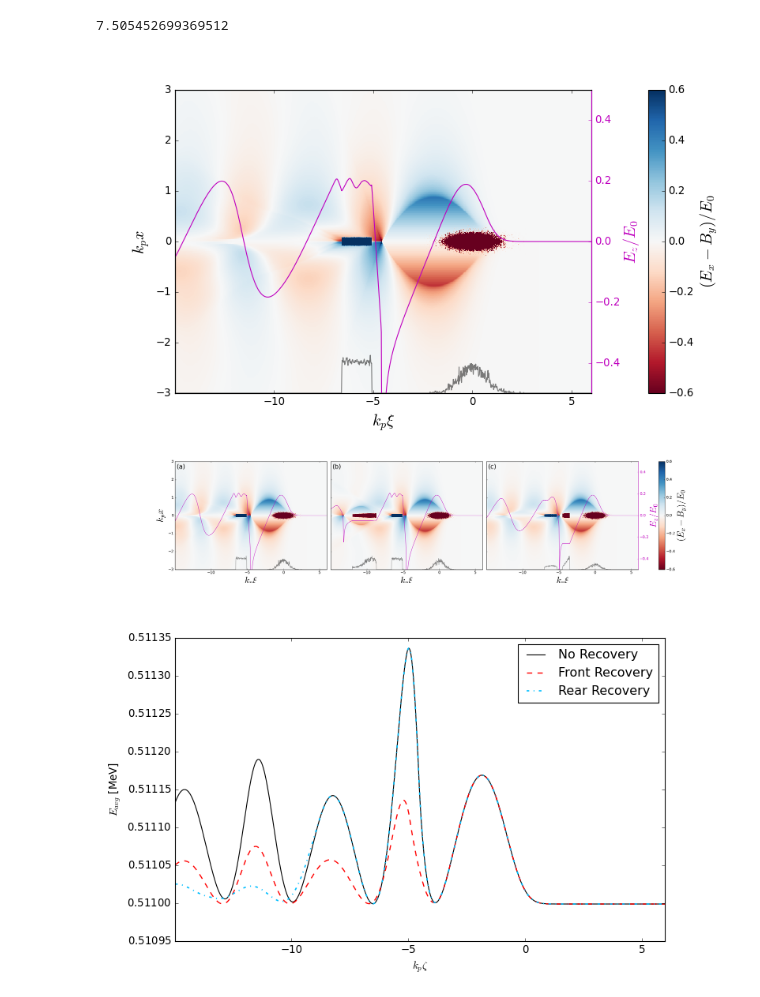
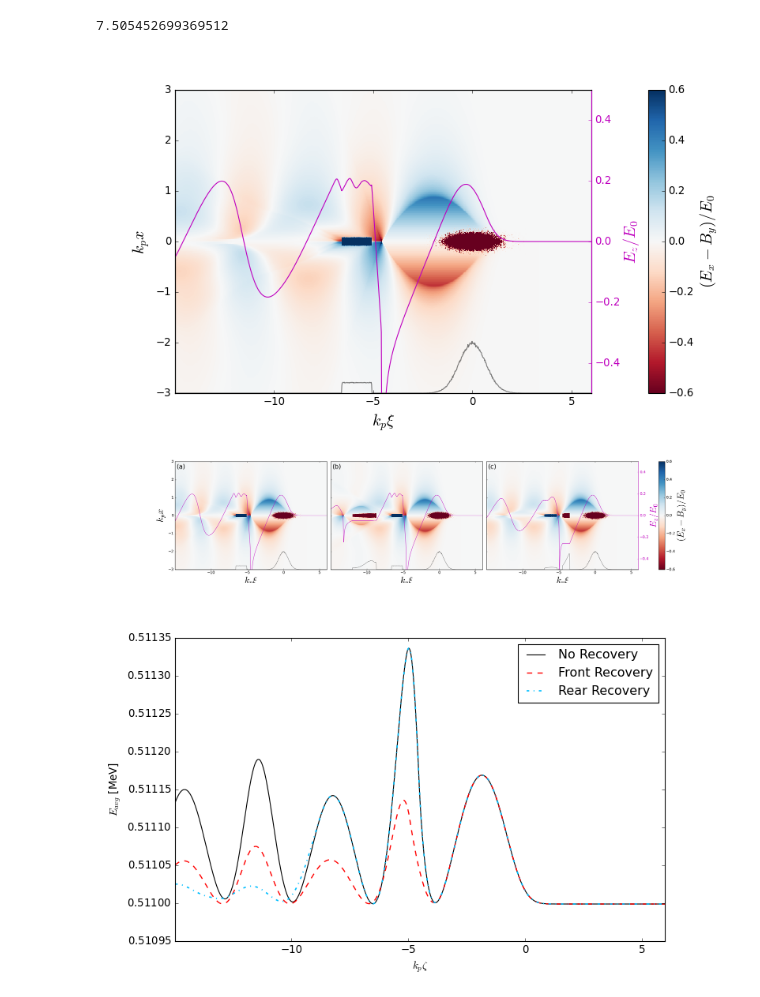
Before and after one commit to MaxVarverakis/PositronPWFA, a Jupyter notebook: analysis/uniformPlots.ipynb, the cells around one changed output. Cells and saved outputs as stored; diff of their text form; code cells hidden in the pictures.

```diff
--- a/analysis/uniformPlots.ipynb
+++ b/analysis/uniformPlots.ipynb
@@ -67,82 +67,40 @@ fig, axs = plt.subplots(1, 1, sharex='col', sharey='row', figsize=(10, 6)) # , g
 
 imNone = axs.pcolormesh(none.kp * none.info.z, none.kp * none.info.x, none.ExmBy.T / none.E0, cmap = 'RdBu', vmin = -s, vmax = s)
 axs.pcolormesh(none.kp * none.info.z, none.kp * none.info.x, none.jz_beam.T, cmap = 'RdBuT', vmin = -1e12, vmax = 1e12)
-axs.plot(none.kp * none.info.z, .75 * none.profile / max(none.profile) - 3, prfl, alpha = .5)
+axs.plot(none.kp * none.info.z, .5e3 * none.profile[none.iteration] - 3, prfl, alpha = .5)
+# axs.plot(none.kp * none.info.z, .75 * none.profile / max(none.profile) - 3, prfl, alpha = .5)
 # axs[0].plot(none.info.z[none.maskD], 1.5 * none.nD / max(none.nD) - 6, 'b', alpha = 1)
 # axs[0].plot(none.info.z[none.maskW], 1.5 * none.nW / max(none.nW) - 6, 'b', alpha = 1)
 ax2 = axs.twinx()
 ax2.plot(none.kp * none.info.z, none.Ez / none.E0, color = col)
 ax2.set_ylim(-.5, .5)
 ax2.set_ylabel(r'$E_z/E_0$',  labelpad = 1, fontsize = 18, color = col)
 ax2.spines["right"].set_color(col)
 # ax2.spines["left"].set_visible(False)
 ax2.tick_params(axis='y', colors=col)
 divider2 = make_axes_locatable(axs)
 cax2 = divider2.append_axes("right", size = "4%", pad = pd)
 divider3 = make_axes_locatable(ax2)
 cax3 = divider3.append_axes("right", size = "4%", pad = pd)
 cax3.remove()
 cb2 = plt.colorbar(imNone, cax = cax2)
 cb2.set_label(r'$(E_x - B_y)/E_0 $', fontsize = 18)
 
-# imBehind = axs[1].pcolormesh(behind.info.z, behind.info.x, behind.ExmBy.T, cmap = 'RdBu', vmin = -s, vmax = s)
-# axs[1].pcolormesh(behind.info.z, behind.info.x, behind.jz_beam.T * IA, cmap = 'RdBuT', vmin = -1e15, vmax = 1e15)
-# axs[1].plot(behind.info.z, 1.5 * behind.profile / max(behind.profile) - 6, prfl, alpha = .5)
-# # axs[1].plot(behind.info.z[behind.maskD], 1.5 * behind.nD / max(behind.nD) - 6, 'b', alpha = 1)
-# # axs[1].plot(behind.info.z[behind.maskW], 1.5 * behind.nW / max(behind.nW) - 6, 'b', alpha = 1)
-# # axs[1].plot(behind.info.z[behind.maskR], 1.5 * behind.nR / max(behind.nR) - 6, 'b', alpha = 1)
-# ax2 = axs[1].twinx()
-# ax2.plot(behind.info.z, behind.Ez, color = col)
-# ax2.set_ylim(-.8, .8)
-# ax2.set_ylabel(r'$E_z/E_0$',  labelpad = 1, fontsize = 18, color = col)
-# ax2.spines["right"].set_color(col)
-# # ax2.spines["left"].set_visible(False)
-# ax2.tick_params(axis='y', colors=col)
-# divider2 = make_axes_locatable(axs[1])
-# cax2 = divider2.append_axes("right", size = "4%", pad = pd)
-# divider3 = make_axes_locatable(ax2)
-# cax3 = divider3.append_axes("right", size = "4%", pad = pd)
-# cax3.remove()
-# cb2 = plt.colorbar(imBehind, cax = cax2)
-# cb2.set_label(r'$(E_x - B_y)/E_0 $', fontsize = 18)
-
-# imFront = axs[2].pcolormesh(front.info.z, front.info.x, front.ExmBy.T, cmap = 'RdBu', vmin = -s, vmax = s)
-# axs[2].pcolormesh(front.info.z, front.info.x, front.jz_beam.T * IA, cmap = 'RdBuT', vmin = -1e15, vmax = 1e15)
-# axs[2].plot(front.info.z, 1.5 * front.profile / max(front.profile) - 6, prfl, alpha = .5)
-# # axs[2].plot(front.info.z[front.maskD], 1.5 * front.nD / max(front.nD) - 6, 'b', alpha = 1)
-# # axs[2].plot(front.info.z[front.maskW], 1.5 * front.nW / max(front.nW) - 6, 'b', alpha = 1)
-# # axs[2].plot(front.info.z[front.maskR], 1.5 * front.nR / max(front.nR) - 6, 'b', alpha = 1)
-# ax2 = axs[2].twinx()
-# ax2.plot(front.info.z, front.Ez, color = col)
-# ax2.set_ylim(-.8, .8)
-# ax2.set_ylabel(r'$E_z/E_0$',  labelpad = 1, fontsize = 18, color = col)
-# ax2.spines["right"].set_color(col)
-# # ax2.spines["left"].set_visible(False)
-# ax2.tick_params(axis='y', colors=col)
-# divider2 = make_axes_locatable(axs[2])
-# cax2 = divider2.append_axes("right", size = "4%", pad = pd)
-# divider3 = make_axes_locatable(ax2)
-# cax3 = divider3.append_axes("right", size = "4%", pad = pd)
-# cax3.remove()
-# cb2 = plt.colorbar(imFront, cax = cax2)
-# cb2.set_label(r'$(E_x - B_y)/E_0 $', fontsize = 18)
-
-
 axs.set_xlim(none.kp * none.info.zmin, none.kp * none.info.zmax)
 axs.set_xlabel(r'$k_p\xi$', fontsize = 18)
 
 
 axs.set_ylim(-3, 3)
 axs.set_ylabel(r'$k_px$', fontsize = 18)
 
 # labels = ['(a)', '(b)', '(c)']
 # for lab, ax in zip(labels, axs.flat):
 #     ax.text(0.01, 0.98, lab, transform=ax.transAxes, fontsize=20, verticalalignment='top')
 
 # plt.savefig('/Users/max/HiPACE/recovery/images/uNone.png', dpi = 300, bbox_inches = 'tight')
 plt.show()
 # %% [output]
-[figure, old version]
+[figure, new version]
 # %%
 s = .6
 col = 'm'
@@ -155,7 +113,8 @@ plt.subplots_adjust(wspace=0.025)
 
 imNone = axs[0].pcolormesh(none.kp * none.info.z, none.kp * none.info.x, none.ExmBy.T / none.E0, cmap = 'RdBu', vmin = -s, vmax = s)
 axs[0].pcolormesh(none.kp * none.info.z, none.kp * none.info.x, none.jz_beam.T, cmap = 'RdBuT', vmin = -1e12, vmax = 1e12)
-axs[0].plot(none.kp * none.info.z, .75 * none.profile / max(none.profile) - 3, prfl, alpha = .5)
+axs[0].plot(none.kp * none.info.z, .5e3 * none.profile[none.iteration] - 3, prfl, alpha = .5)
+# axs[0].plot(none.kp * none.info.z, .75 * none.profile / max(none.profile) - 3, prfl, alpha = .5)
 ax2 = axs[0].twinx()
 ax2.plot(none.kp * none.info.z, none.Ez / none.E0, color = col)
 ax2.set_ylim(-.5, .5)
@@ -163,7 +122,8 @@ ax2.axes.get_yaxis().set_visible(False)
 
 imBehind = axs[1].pcolormesh(behind.kp * behind.info.z, behind.kp * behind.info.x, behind.ExmBy.T / behind.E0, cmap = 'RdBu', vmin = -s, vmax = s)
 axs[1].pcolormesh(behind.kp * behind.info.z, behind.kp * behind.info.x, behind.jz_beam.T, cmap = 'RdBuT', vmin = -1e12, vmax = 1e12)
-axs[1].plot(behind.kp * behind.info.z, .75 * behind.profile / max(behind.profile) - 3, prfl, alpha = .5)
+axs[1].plot(behind.kp * behind.info.z, .5e3 * behind.profile[behind.iteration] - 3, prfl, alpha = .5)
+# axs[1].plot(behind.kp * behind.info.z, .75 * behind.profile / max(behind.profile) - 3, prfl, alpha = .5)
 ax2 = axs[1].twinx()
 ax2.plot(behind.kp * behind.info.z, behind.Ez / behind.E0, color = col)
 ax2.set_ylim(-.5, .5)
@@ -171,7 +131,8 @@ ax2.axes.get_yaxis().set_visible(False)
 
 imFront = axs[2].pcolormesh(front.kp * front.info.z, front.kp * front.info.x, front.ExmBy.T / front.E0, cmap = 'RdBu', vmin = -s, vmax = s)
 axs[2].pcolormesh(front.kp * front.info.z, front.kp * front.info.x, front.jz_beam.T, cmap = 'RdBuT', vmin = -1e12, vmax = 1e12)
-axs[2].plot(front.kp * front.info.z, .75 * front.profile / max(front.profile) - 3, prfl, alpha = .5)
+axs[2].plot(front.kp * front.info.z, .5e3 * front.profile[front.iteration] - 3, prfl, alpha = .5)
+# axs[2].plot(front.kp * front.info.z, .75 * front.profile / max(front.profile) - 3, prfl, alpha = .5)
 ax2 = axs[2].twinx()
 ax2.plot(front.kp * front.info.z, front.Ez / front.E0, color = col)
 ax2.set_ylim(-.5, .5)
@@ -203,7 +164,7 @@ for lab, ax in zip(labels, axs.flat):
 # plt.savefig('/Users/max/HiPACE/recovery/images/uniformH.png', dpi = 300, bbox_inches = 'tight')
 plt.show()
 # %% [output]
-[figure, old version]
+[figure, new version]
 # %%
 none.electronInsitu = diag.read_file(f'/Users/max/HiPACE/recovery/non-filament/insitu/{n}/reduced_electrons.0000.txt')
 front.electronInsitu = diag.read_file(f'/Users/max/HiPACE/recovery/non-filament/insitu/{f}/reduced_electrons.0000.txt')
```
Also changed, not shown: 5 other files.
